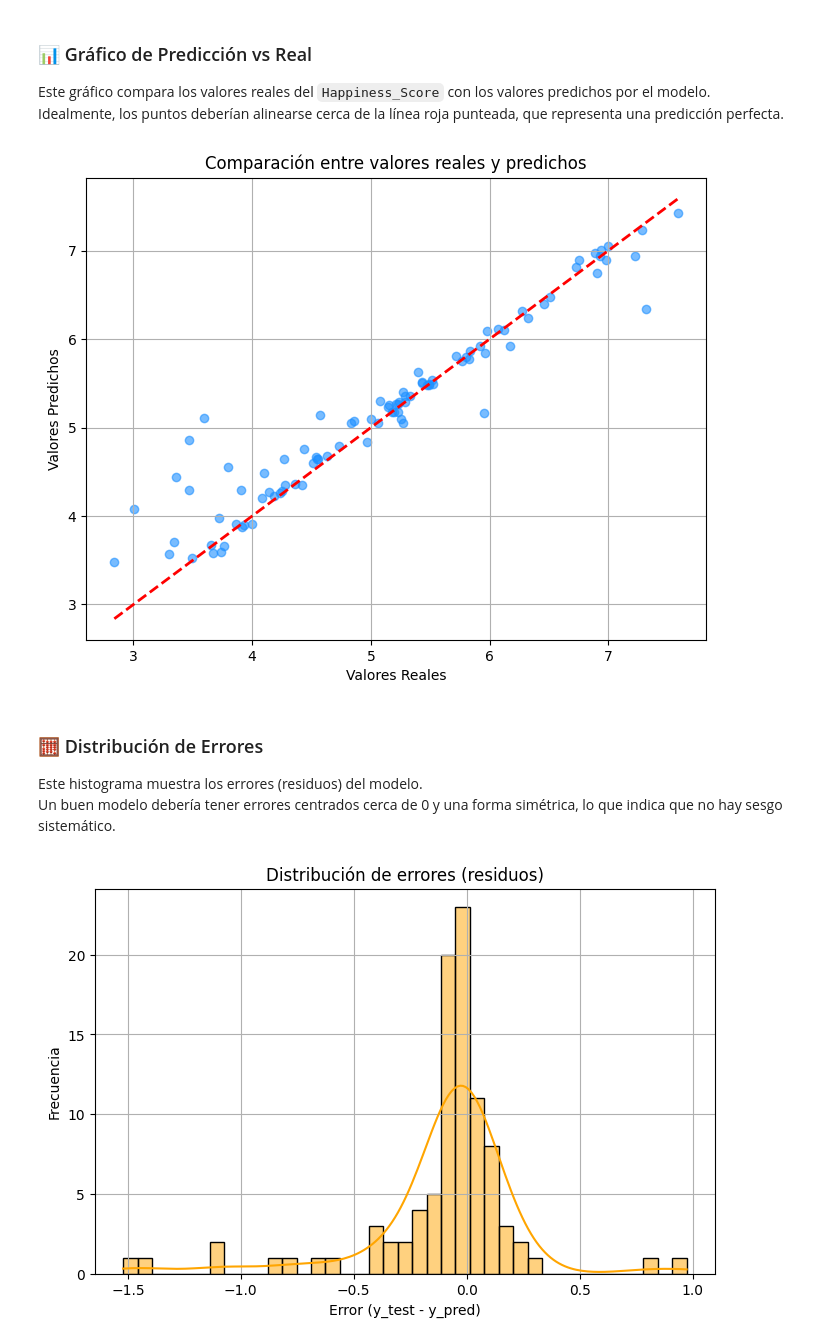
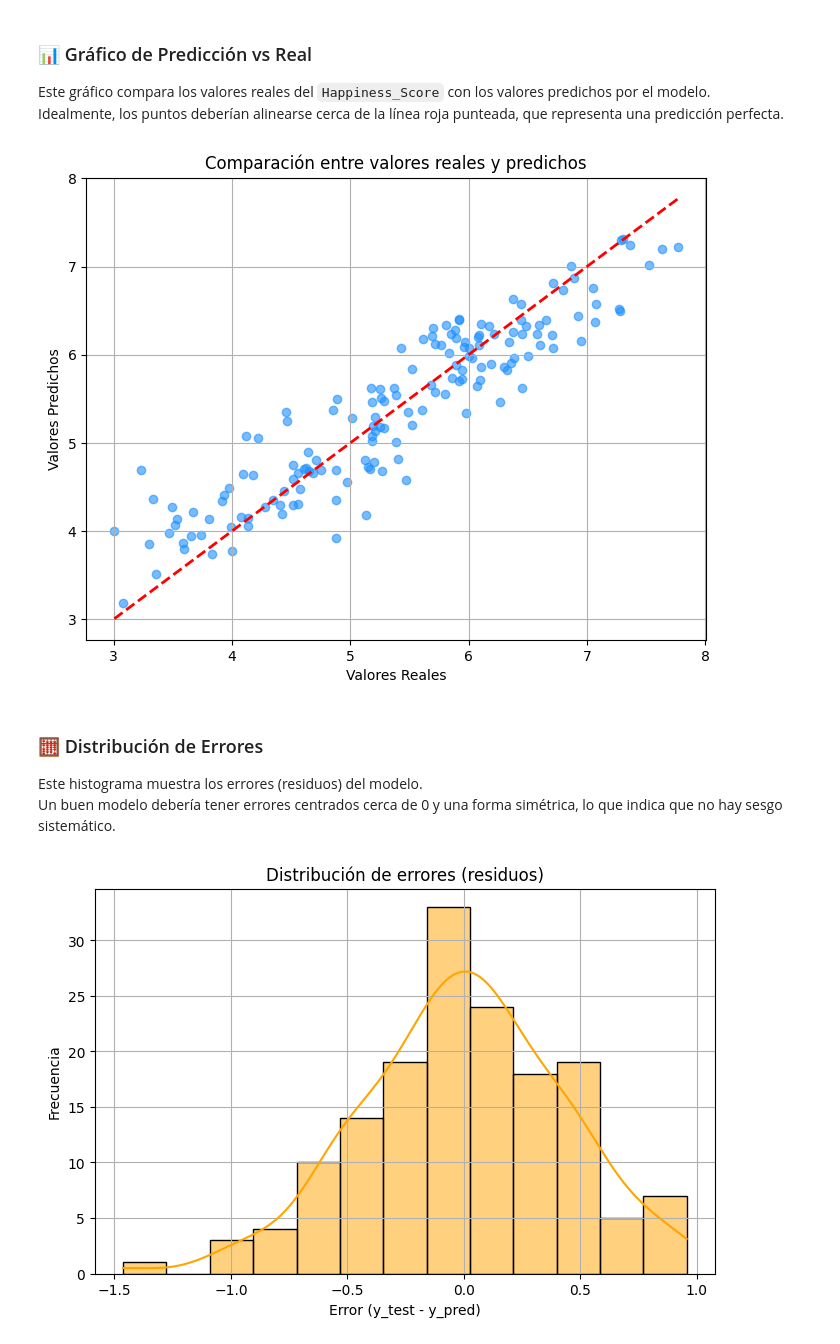
Before and after one commit to luzangelacarabali/ml-data-streaming, a Jupyter notebook: cuaderno/03_modelo.ipynb, the cells around one changed output. Drawn from its saved outputs; the diff is of its cells as text; code cells hidden in the pictures.

```diff
--- a/cuaderno/03_modelo.ipynb
+++ b/cuaderno/03_modelo.ipynb
@@ -58,7 +57,7 @@ Elimina columnas que no son relevantes para el modelo, como identificadores, ran
 columns_to_drop = [
     'Happiness_Rank', 'Standard_Error', 'Lower_Confidence_Interval',
     'Upper_Confidence_Interval', 'Whisker_High', 'Whisker_Low',
-    'Country', 'Year', 'Dystopia_Residual','Happiness_Level','Happiness Category'
+    'Country', 'Year', 'Dystopia_Residual','Happiness Category','Happiness_Level','Cluster','Region_Unknown'
 ]
 
 df_cleaned = df.drop(columns=columns_to_drop, errors='ignore')
@@ -121,7 +116,7 @@ Aplica codificación (como LabelEncoder o One-Hot Encoding) a las columnas categ
 Define las variables independientes (X) seleccionando las columnas relevantes del DataFrame limpio y la variable dependiente (y) como `Happiness_Score`.
 # %%
 # Variables predictoras y objetivo
-X = df_cleaned.drop(columns=['Happiness_Score'])
+X = df_cleaned.drop(columns=['Happiness_Score',])
 y = df_cleaned['Happiness_Score']
 
 # Codificar variables categóricas si existen (por ejemplo, 'Region')
@@ -141,12 +155,12 @@ X_test_scaled = scaler.transform(X_test)
 Entrena los modelos definidos en el diccionario `models` con el conjunto de entrenamiento, evalúa su rendimiento en los conjuntos de entrenamiento y prueba usando métricas como MSE, RMSE y R², e imprime los resultados. Luego, identifica y guarda el mejor modelo (con mayor R² en el conjunto de prueba) en un archivo `.pkl` para uso futuro.
 # %%
 # Linear Regression
-lr_model = LinearRegression()
-lr_model.fit(X_train_scaled, y_train)
-y_pred_lr = lr_model.predict(X_test_scaled)
+linear_model = LinearRegression()
+linear_model.fit(X_train_scaled, y_train)
+y_pred_linear_model = linear_model.predict(X_test_scaled)
 print("Linear Regression:")
-print("Mean Squared Error: ", mean_squared_error(y_test, y_pred_lr))
-print("R²: ", r2_score(y_test, y_pred_lr))
+print("Mean Squared Error: ", mean_squared_error(y_test, y_pred_linear_model))
+print("R²: ", r2_score(y_test, y_pred_linear_model))
 print()
 # %% [output]
 Linear Regression:
@@ -168,11 +182,11 @@ R²:  0.9999906999937966
 # %%
 # Random Forest
-rf_model = RandomForestRegressor(random_state=42)
-rf_model.fit(X_train_scaled, y_train)
-y_pred_rf = rf_model.predict(X_test_scaled)
+ranf_model = RandomForestRegressor(random_state=42)
+ranf_model.fit(X_train_scaled, y_train)
+y_pred_ranf_model = ranf_model.predict(X_test_scaled)
 print("Random Forest:")
-print("Mean Squared Error: ", mean_squared_error(y_test, y_pred_rf))
-print("R²: ", r2_score(y_test, y_pred_rf))
+print("Mean Squared Error: ", mean_squared_error(y_test, y_pred_ranf_model))
+print("R²: ", r2_score(y_test, y_pred_ranf_model))
 print()
 # %% [output]
 Random Forest:
@@ -210,7 +210,7 @@ Este gráfico compara los valores reales del `Happiness_Score` con los valores p
 Idealmente, los puntos deberían alinearse cerca de la línea roja punteada, que representa una predicción perfecta.
 # %%
 plt.figure(figsize=(8, 6))
-plt.scatter(y_test, y_pred, alpha=0.6, color='dodgerblue')
+plt.scatter(y_test,y_pred_ranf_model, alpha=0.6, color='dodgerblue')
 plt.plot([y_test.min(), y_test.max()], [y_test.min(), y_test.max()], 'r--', lw=2)
 plt.xlabel('Valores Reales')
 plt.ylabel('Valores Predichos')
@@ -218,21 +218,21 @@ plt.title('Comparación entre valores reales y predichos')
 plt.grid(True)
 plt.show()
 # %% [output]
-[figure, old version]
+[figure, new version]
 # %% [markdown]
 ### 🧮 Distribución de Errores
 
 Este histograma muestra los errores (residuos) del modelo.
 Un buen modelo debería tener errores centrados cerca de 0 y una forma simétrica, lo que indica que no hay sesgo sistemático.
 # %%
-errors = y_test - y_pred
+errors = y_test - y_pred_ranf_model
 
 plt.figure(figsize=(8, 5))
 sns.histplot(errors, kde=True, color='orange')
 plt.title('Distribución de errores (residuos)')
 plt.xlabel('Error (y_test - y_pred)')
 plt.ylabel('Frecuencia')
 plt.grid(True)
 plt.show()
 # %% [output]
-[figure, old version]
+[figure, new version]
```
Also changed, not shown: parts of 11 cells of this notebook, 4 other files.
